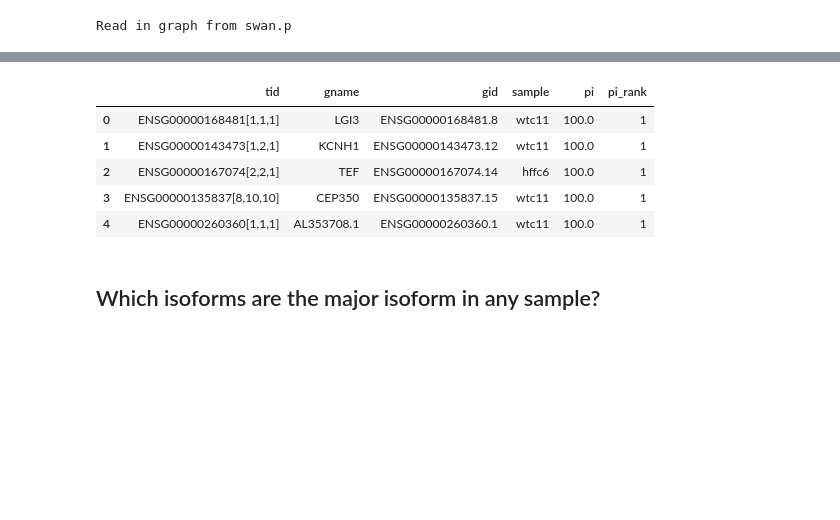
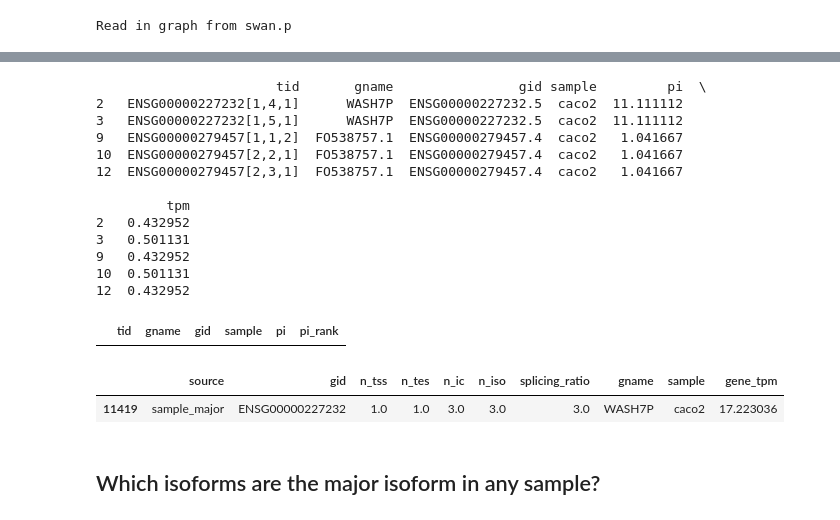
Before and after one commit to fairliereese/rnawg, a Jupyter notebook: lr_bulk/cerberus/swan/swan.ipynb, the cells around one changed output, grey strips where cells are left out. Cells and saved outputs as stored; diff of their text form; code cells hidden in the pictures; blank space fills up the shorter version.

```diff
--- a/lr_bulk/cerberus/swan/swan.ipynb
+++ b/lr_bulk/cerberus/swan/swan.ipynb
@@ -327,8 +328,41 @@ Generating report for ENSG00000102974
 # %% [markdown]
 ## Major isoforms
 How many isoforms does it take to get 90% expression / gene / sample?
+# %%
+import pandas as pd
+import numpy as np
+import scipy.stats as st
+import seaborn as sns
+import sys
+import os
+import gseapy as gp
+import pdb
+import copy
+from scipy import sparse
+import anndata
+import swan_vis as swan
+
+
+p = os.path.dirname(os.path.dirname(os.path.dirname(os.getcwd())))
+sys.path.append(p)
+
+from scripts.utils import *
+from scripts.plotting import *
+
+gtf = '../cerberus.gtf'
+annot = '../../../refs/cerberus/v40_cerberus.gtf'
+ab = '../cerberus_filtered_abundance.tsv'
+gene_ab = '../../talon/human_talon_abundance.tsv'
+meta = '../../swan/swan_metadata.tsv'
+h5 = '../cerberus_annot.h5'
 # %%
 sg = swan.read('swan.p')
 t_df = pd.read_csv(ab, sep='\t')
 # %% [output]
 Read in graph from swan.p
+# %%
+tpm_df, tids = get_tpm_table(t_df,
+               how='iso',
+               min_tpm=1,
+               gene_subset='polya',
+               h5=h5)
@@ -403,13 +468,23 @@ def get_major_isos(sg, t_df,
 fname = 'isos_sample_gene_90.tsv'
 df = get_major_isos(sg, t_df,
                'sample',
-               fname)
+               fname,
+               min_tpm=1)
+# %% [output]
+                       tid       gname                gid sample         pi  \
+2   ENSG00000227232[1,4,1]      WASH7P  ENSG00000227232.5  caco2  11.111112
+3   ENSG00000227232[1,5,1]      WASH7P  ENSG00000227232.5  caco2  11.111112
+9   ENSG00000279457[1,1,2]  FO538757.1  ENSG00000279457.4  caco2   1.041667
+10  ENSG00000279457[2,2,1]  FO538757.1  ENSG00000279457.4  caco2   1.041667
+12  ENSG00000279457[2,3,1]  FO538757.1  ENSG00000279457.4  caco2   1.041667
+
+         tpm
+2   0.432952
+3   0.501131
+9   0.432952
+10  0.501131
+12  0.432952
 # %%
-df.head()
+df.loc[(df['sample']=='caco2')&(df.gname=='WASH7P')]
 # %% [output]
 |  | tid | gname | gid | sample | pi | pi_rank |
-| 0 | ENSG00000168481[1,1,1] | LGI3 | ENSG00000168481.8 | wtc11 | 100.0 | 1 |
-| 1 | ENSG00000143473[1,2,1] | KCNH1 | ENSG00000143473.12 | wtc11 | 100.0 | 1 |
-| 2 | ENSG00000167074[2,2,1] | TEF | ENSG00000167074.14 | hffc6 | 100.0 | 1 |
-| 3 | ENSG00000135837[8,10,10] | CEP350 | ENSG00000135837.15 | wtc11 | 100.0 | 1 |
-| 4 | ENSG00000260360[1,1,1] | AL353708.1 | ENSG00000260360.1 | wtc11 | 100.0 | 1 |
@@ -416,3 +496,10 @@ df.head()
+# %%
+ca.triplets.loc[(ca.triplets['sample'] =='caco2')&\
+                (ca.triplets.gname=='WASH7P')&\
+                (ca.triplets.source=='sample_major')]
+# %% [output]
+|  | source | gid | n_tss | n_tes | n_ic | n_iso | splicing_ratio | gname | sample | gene_tpm |
+| 11419 | sample_major | ENSG00000227232 | 1.0 | 1.0 | 3.0 | 3.0 | 3.0 | WASH7P | caco2 | 17.223036 |
 # %% [markdown]
 ## Which isoforms are the major isoform in any sample?
 # %%
```
Also changed, not shown: parts of 4 cells of this notebook, 16 other files.
